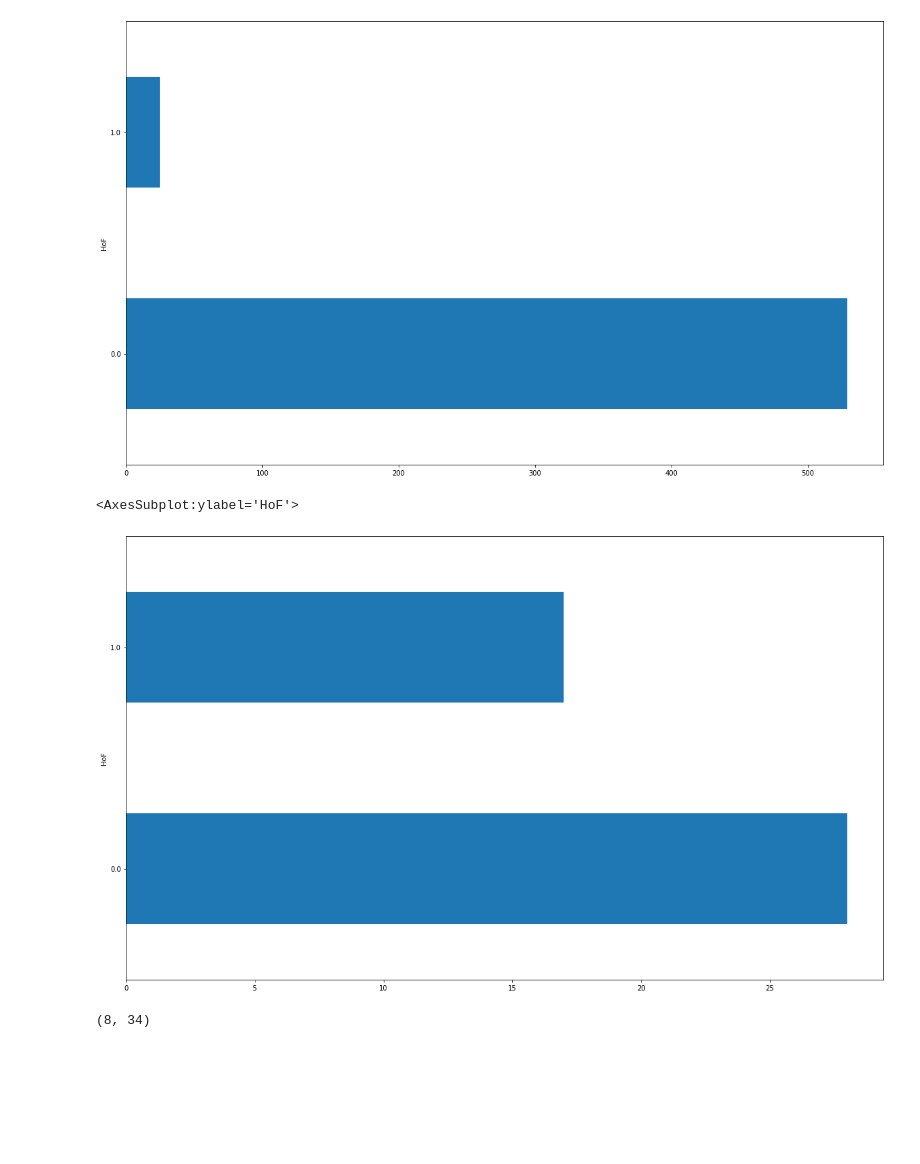
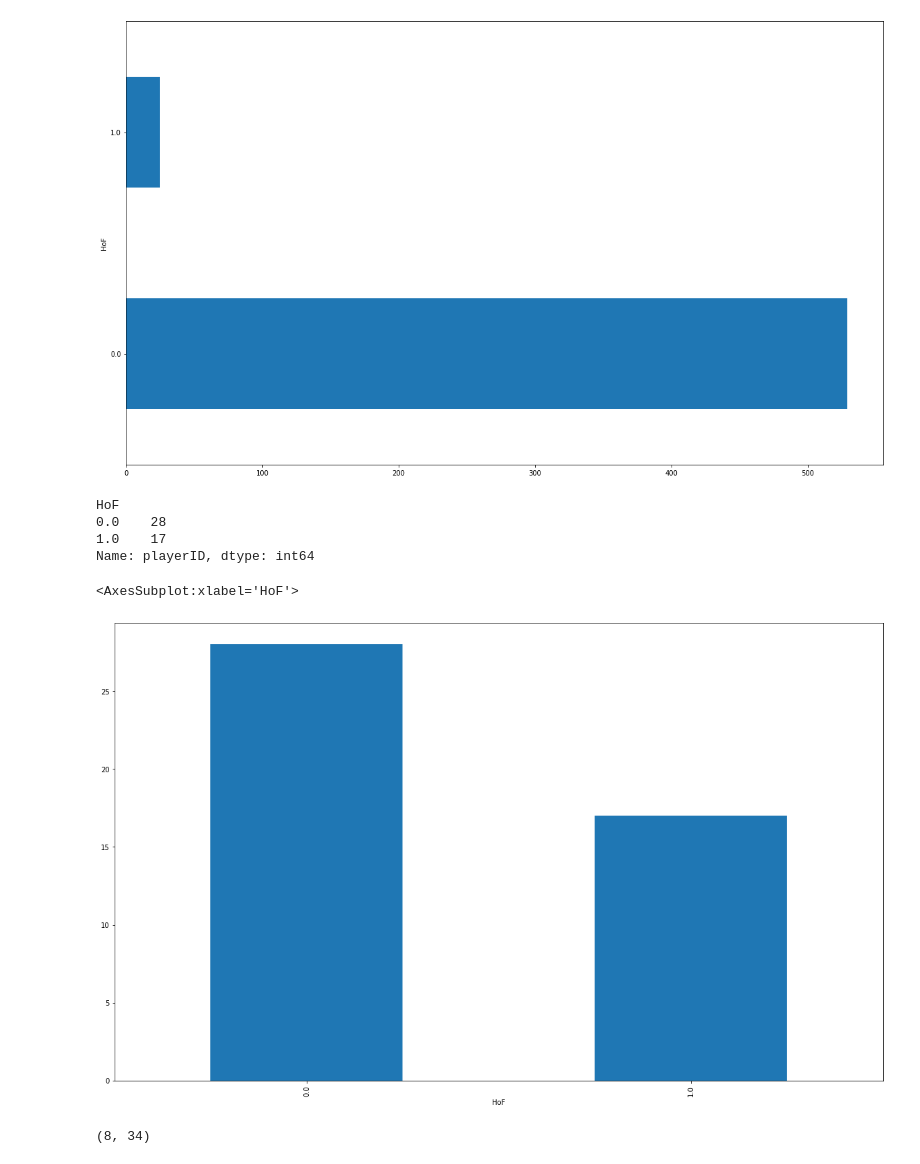
Before and after one commit to rjmartinez23/hof_baseball_analysis, a Jupyter notebook: notebooks/pitching_hall_of_fame_preds.ipynb, the cells around one changed output. Cells and saved outputs as stored; diff of their text form; code cells hidden in the pictures; blank space fills up the shorter version.

```diff
--- a/notebooks/pitching_hall_of_fame_preds.ipynb
+++ b/notebooks/pitching_hall_of_fame_preds.ipynb
@@ -43,11 +50,18 @@ contemporary_era_baseball.groupby('HoF')['playerID'].count().plot.barh()
 # %%
 # from our analysis we saw that Dennis Martinez belong to cluster #1
 contemporary_era_baseball_clst_one = contemporary_era_baseball[contemporary_era_baseball.cluster_label == 1]
+# %%
+contemporary_era_baseball_clst_one.groupby('HoF')['playerID'].count()
+# %% [output]
+HoF
+0.0    28
+1.0    17
+Name: playerID, dtype: int64
 # %%
-contemporary_era_baseball_clst_one.groupby('HoF')['playerID'].count().plot.barh()
+contemporary_era_baseball_clst_one.groupby('HoF')['playerID'].count().plot.bar()
 # %% [output]
-<AxesSubplot:ylabel='HoF'>
+<AxesSubplot:xlabel='HoF'>
-[figure, old version]
+[figure, new version]
 # %%
 #list of players eligible for 2023 veterans committee
 players_elig_2023 = ['clemero02', 'schilcu01', 'brownke01', 'coneda01',
```
Also changed, not shown: parts of 30 cells of this notebook, 3 other files.
